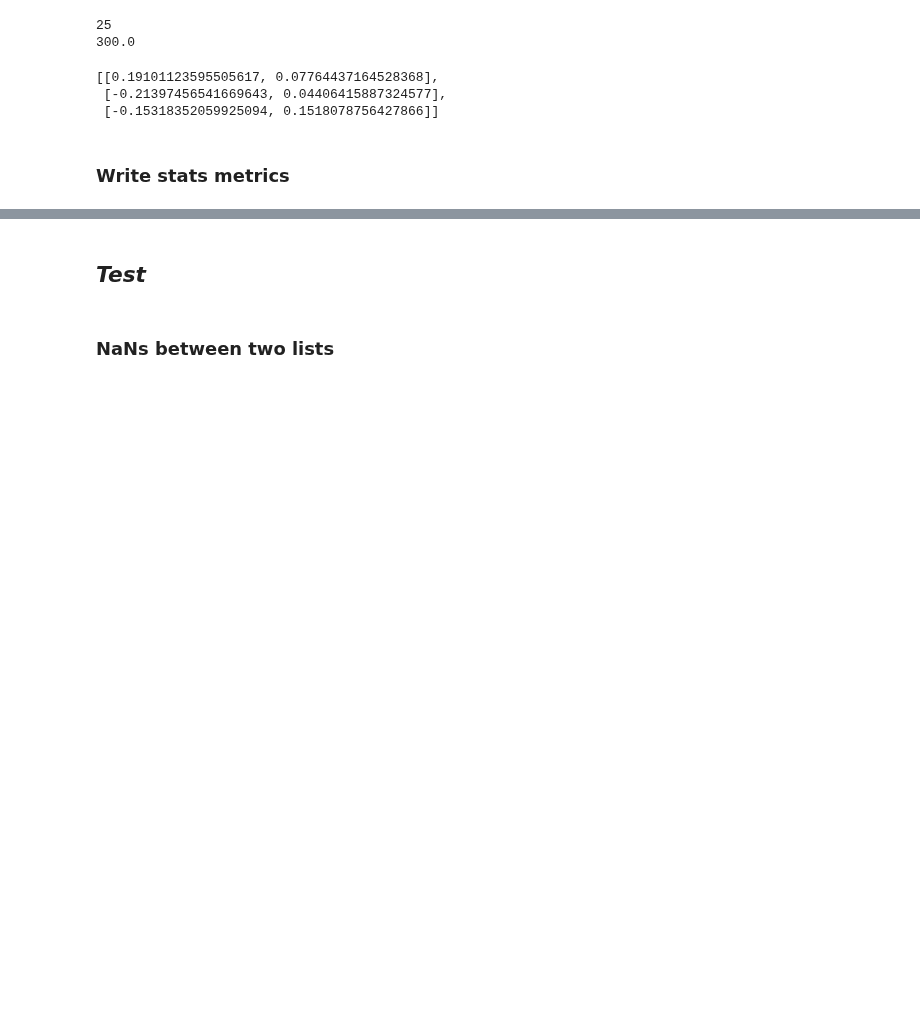
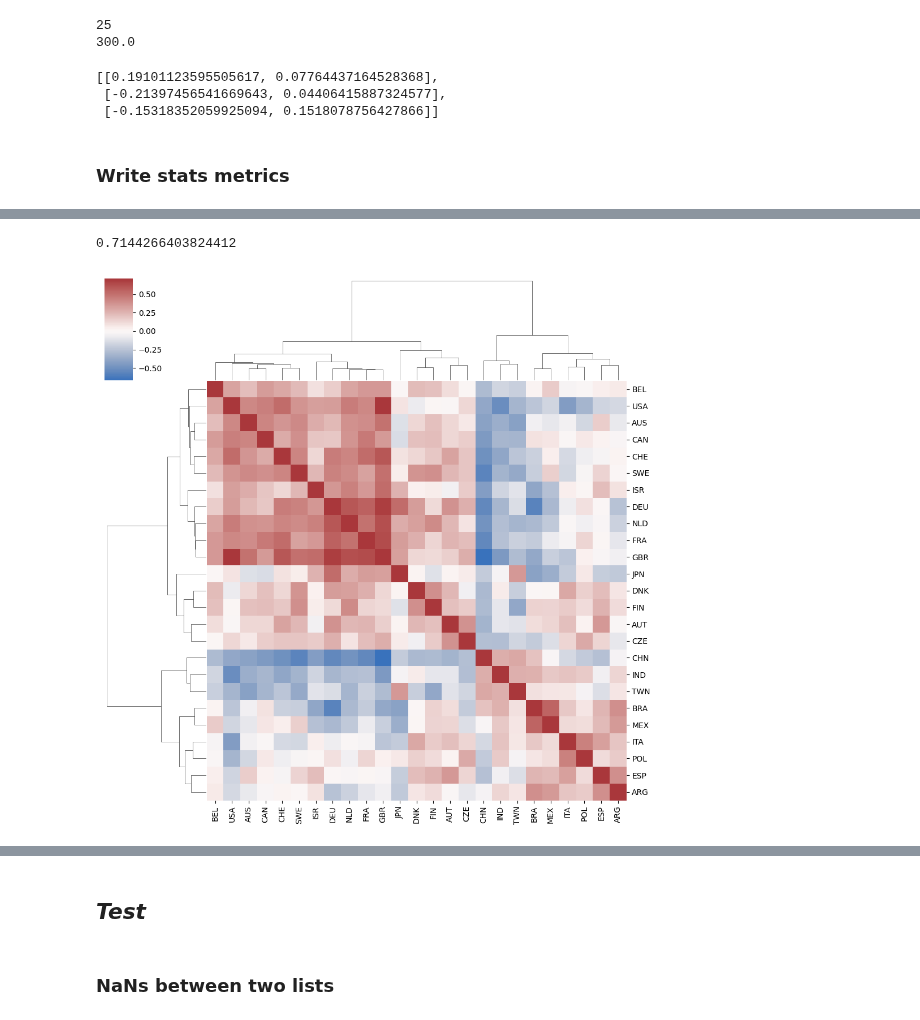
Before and after one commit to ShiuLab/plant_sci_hist, a Jupyter notebook: 8_impact/script_8_2_impact_country.ipynb, the cells around one changed output, grey strips where cells are left out. Drawn from its saved outputs; the diff is of its cells as text; code cells hidden in the pictures; blank space fills up the shorter version.

```diff
--- a/8_impact/script_8_2_impact_country.ipynb
+++ b/8_impact/script_8_2_impact_country.ipynb
@@ -572,4 +574,4 @@ Realize that the above matrices need to be further processed
 # %%
-t25_toc_stat2 = t25_toc_stat.drop(columns=['toc_name'])
-t25_toc_stat2.head(2)
+t25_toc_stat2 = t25_toc_stat.drop(columns=['toc_name', 'Variance'])
+t25_toc_stat2.shape
 # %% [output]
@@ -623,0 +588,17 @@ plt.show()
+# %%
+max_non_1 = 0
+corr_array = np.array(t25_toc_corr).flatten()
+for c in corr_array:
+  if c != 1 and c > max_non_1:
+    max_non_1 = c
+max_non_1
+# %% [output]
+0.7144266403824412
+# %%
+sns.clustermap(t25_toc_corr, method="ward", center=0, vmax=max_non_1, cmap='vlag')
+
+file_toc_corr = work_dir / 'fig_8_2_toc_enrich_country_corr.pdf'
+
+plt.savefig(file_toc_corr, format='pdf', bbox_inches='tight')
+# %% [output]
+[figure, added]
```
Also changed, not shown: parts of 31 cells of this notebook, 3 other files.
